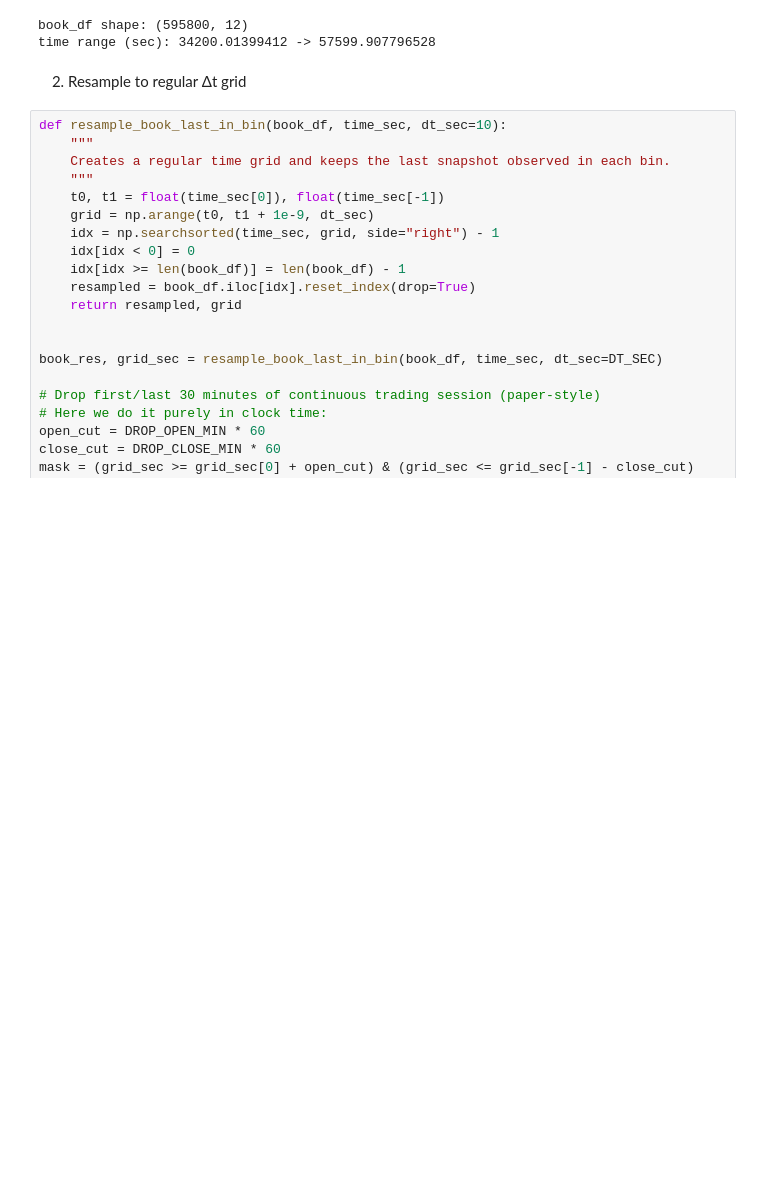
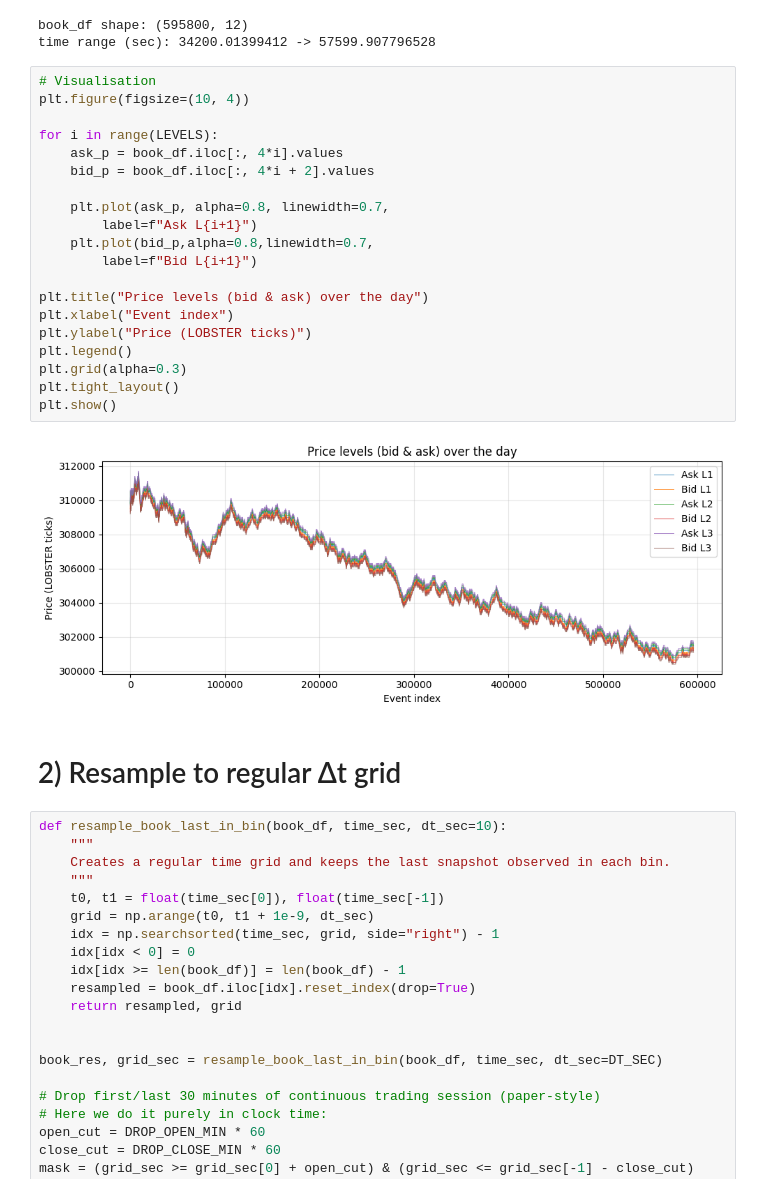
Before and after one commit to MassilGG/deep-lob-gan, a Jupyter notebook: DeepLearning.ipynb, the cells around one changed output. Drawn from its saved outputs; the diff is of its cells as text; blank space fills up the shorter version.

```diff
--- a/DeepLearning.ipynb
+++ b/DeepLearning.ipynb
@@ -105,8 +100,30 @@ print("time range (sec):", float(time_sec[0]), "->", float(time_sec[-1]))
 # %% [output]
 book_df shape: (595800, 12)
 time range (sec): 34200.01399412 -> 57599.907796528
+# %%
+# Visualisation
+plt.figure(figsize=(10, 4))
+
+for i in range(LEVELS):
+    ask_p = book_df.iloc[:, 4*i].values
+    bid_p = book_df.iloc[:, 4*i + 2].values
+
+    plt.plot(ask_p, alpha=0.8, linewidth=0.7,
+        label=f"Ask L{i+1}")
+    plt.plot(bid_p,alpha=0.8,linewidth=0.7,
+        label=f"Bid L{i+1}")
+
+plt.title("Price levels (bid & ask) over the day")
+plt.xlabel("Event index")
+plt.ylabel("Price (LOBSTER ticks)")
+plt.legend()
+plt.grid(alpha=0.3)
+plt.tight_layout()
+plt.show()
+# %% [output]
+[figure, added]
 # %% [markdown]
-2) Resample to regular Δt grid
+# 2) Resample to regular Δt grid
 # %%
 def resample_book_last_in_bin(book_df, time_sec, dt_sec=10):
     """
```
Also changed, not shown: parts of 25 cells of this notebook.
